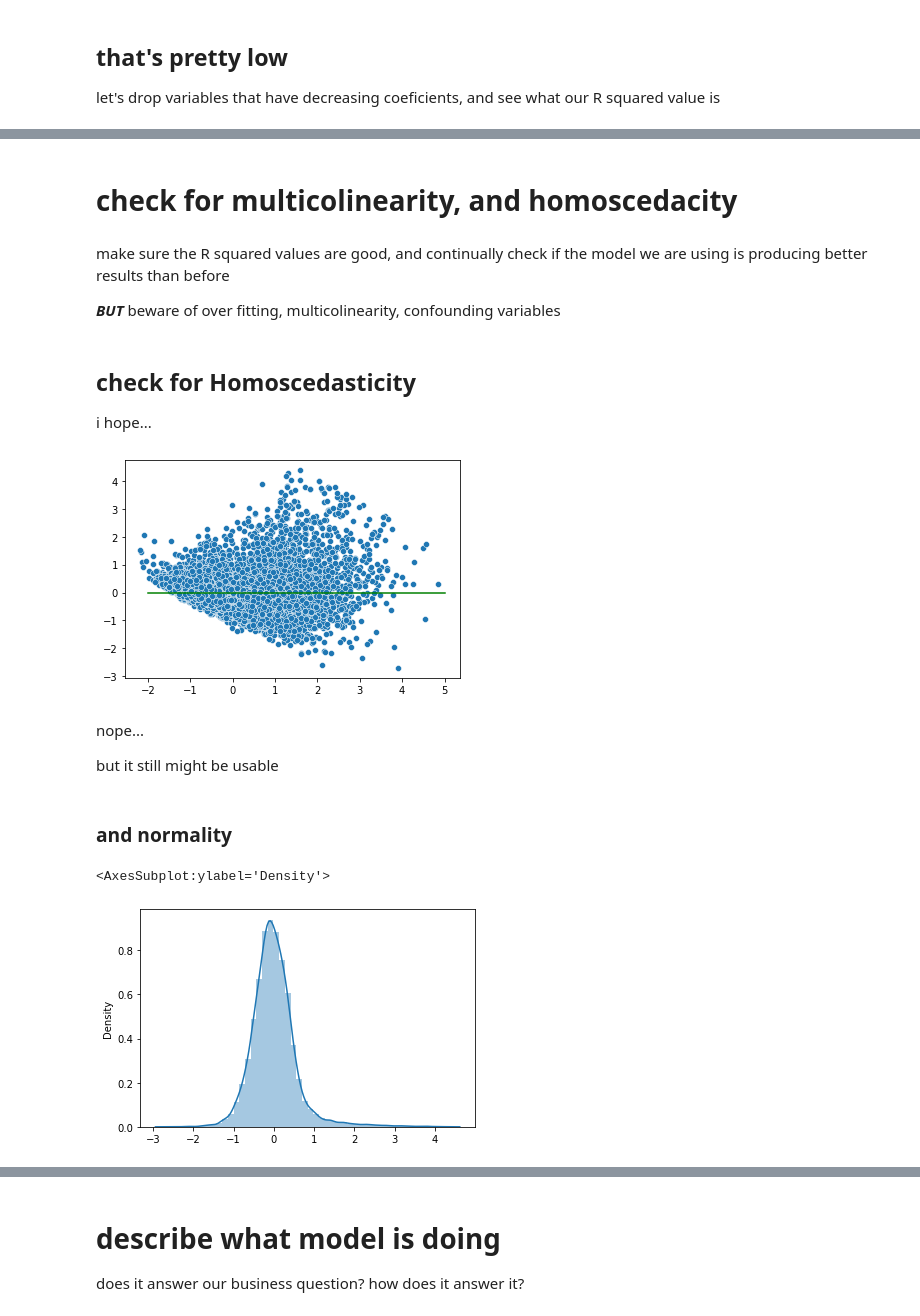
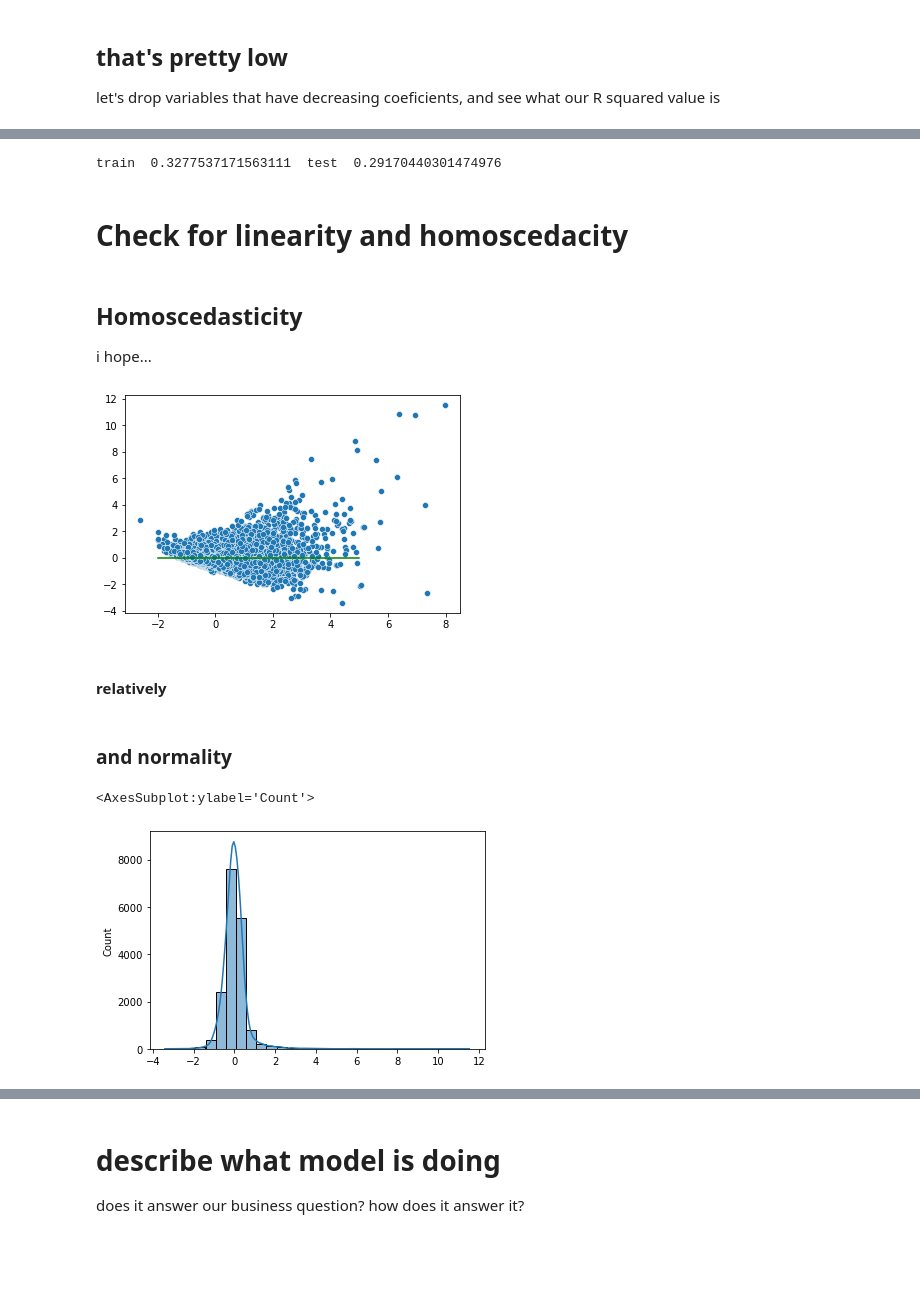
Before and after one commit to yonichanowitz/dsc-phase-2-project-v2-3, a Jupyter notebook: final.ipynb, the cells around one changed output, grey strips where cells are left out. Saved outputs shown, nothing was run; the diff lists cells and outputs as text; code cells hidden in the pictures; blank space fills up the shorter version.

```diff
--- a/final.ipynb
+++ b/final.ipynb
@@ -656,2 +614,2 @@ strong multicollinearity or other numerical problems.
 # %%
-no_outliers.drop(['floors'], axis=1, inplace=True)
+homes_labeled.drop(['sqft_lot'], axis=1, inplace=True)
@@ -758,14 +698,7 @@ everything looks pretty normal. not sure if log transformations are neccessary.
 # %%
 from sklearn import preprocessing
 
-standard_vars = preprocessing.StandardScaler().fit_transform(no_outliers)
+standard_vars = preprocessing.StandardScaler().fit_transform(homes_labeled)
 
-# [['yr_built', 'yr_renovated','sqft_living', 'sqft_lot', 'sqft_above', 'sqft_basement', 'sqft_lot15', 'sqft_living15']]
-
-# homes_2 = no_outliers.copy()
-# homes_2 = homes_2.drop(['yr_built', 'yr_renovated','sqft_living', 'sqft_lot', 'sqft_above', 'sqft_basement', 'sqft_lot15', 'sqft_living15'], axis=1)
-
-homes_2 = pd.DataFrame(standard_vars, columns=no_outliers.columns)
-
-# homes_2.head(10)
+homes_2 = pd.DataFrame(standard_vars, columns=homes_labeled.columns)
 # %% [markdown]
@@ -999,0 +922,4 @@ model_ver_3_5.mse_resid
+# %%
+predictors3 = homes_2.drop(columns=['sqft_living','price', 'view_3'])
+model_ver_4 = sms.OLS(y, predictors3).fit()
+model_ver_4.summary()
@@ -1010,4 +983,4 @@ i will use the train and test data to gradually add features to the base model t
 # %%
-f_t_pred = sc.fit_transform(predictors)
+f_t_pred = sc.fit_transform(predictors3)
 X_train, X_test, y_train, y_test = train_test_split(f_t_pred, y,random_state = 0,test_size=0.20)
 # %% [markdown]
@@ -1044,27 +1028,28 @@ train  0.3216357626419723  test  0.3530645872380415
+# %%
+f_t_pred4 = sc.fit_transform(x_vars_int2)
+X_train4, X_test4, y_train4, y_test4 = train_test_split(f_t_pred4, y, random_state = 0, test_size=0.10)
+
+split_mse(X_train4, X_test4, y_train4, y_test4)
+# %% [output]
+train  0.3277537171563111  test  0.29170440301474976
 # %% [markdown]
-# check for multicolinearity, and homoscedacity
+# Check for linearity and homoscedacity
-# %% [markdown]
-make sure the R squared values are good, and continually check if the model we are using is producing better results than before
-
-***BUT*** beware of over fitting, multicolinearity, confounding variables
 # %% [markdown]
-## check for Homoscedasticity
+## Homoscedasticity
 i hope...
 # %%
-residuals = y_train.values-y_split_pred
+residuals = y_train.values - y_split_pred
 
-mixplot = sns.scatterplot(x=y_split_pred,y=residuals)
-mixplot = sns.lineplot([-2,5],[0,0],color='green')
+mixplot = sns.scatterplot(x=y_split_pred, y=residuals)
+mixplot = sns.lineplot(x=[-2,5], y=[0,0], color='green')
 # %% [output]
-[figure, old version]
+[figure, new version]
-# %% [markdown]
-nope...
-
-but it still might be usable
+# %% [markdown]
+#### relatively
 # %% [markdown]
 ### and normality
 # %%
-sns.distplot(residuals,kde=True)
+sns.histplot(residuals, bins=30, kde=True)
 # %% [output]
-<AxesSubplot:ylabel='Density'>
+<AxesSubplot:ylabel='Count'>
-[figure, old version]
+[figure, new version]
```
Also changed, not shown: parts of 132 cells of this notebook.
